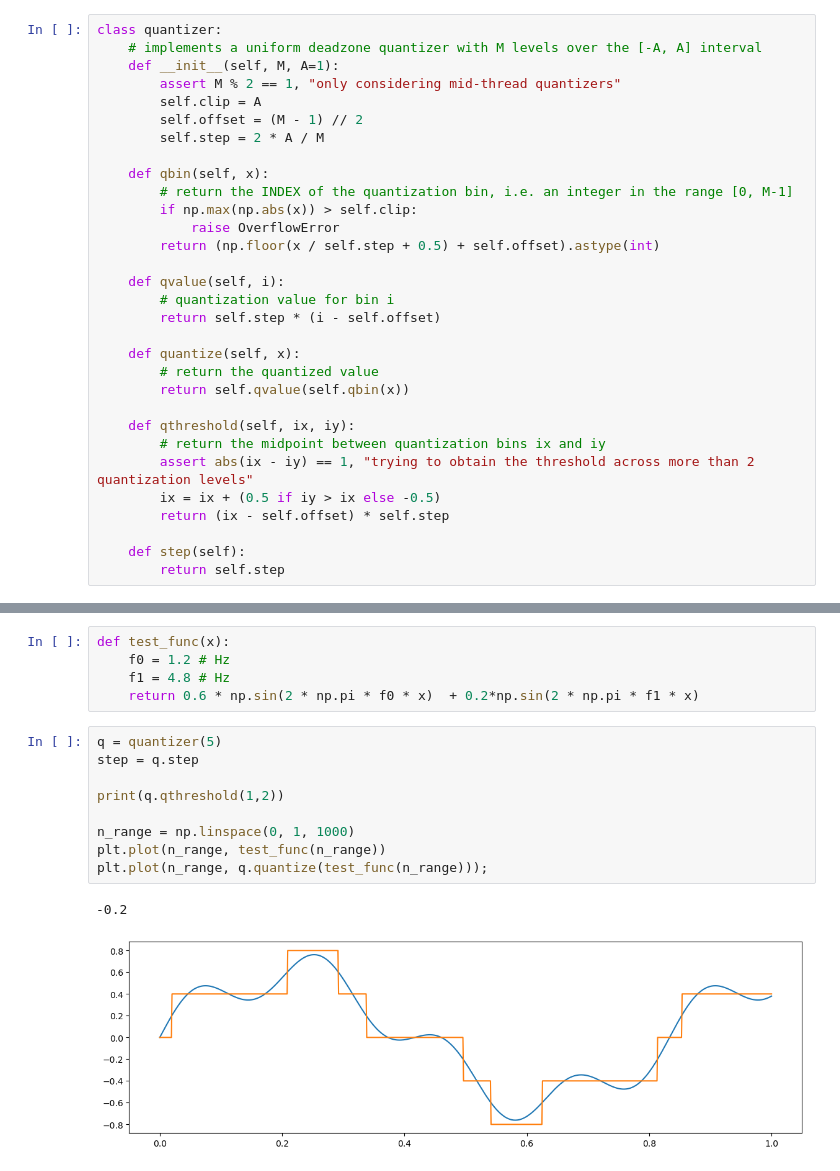
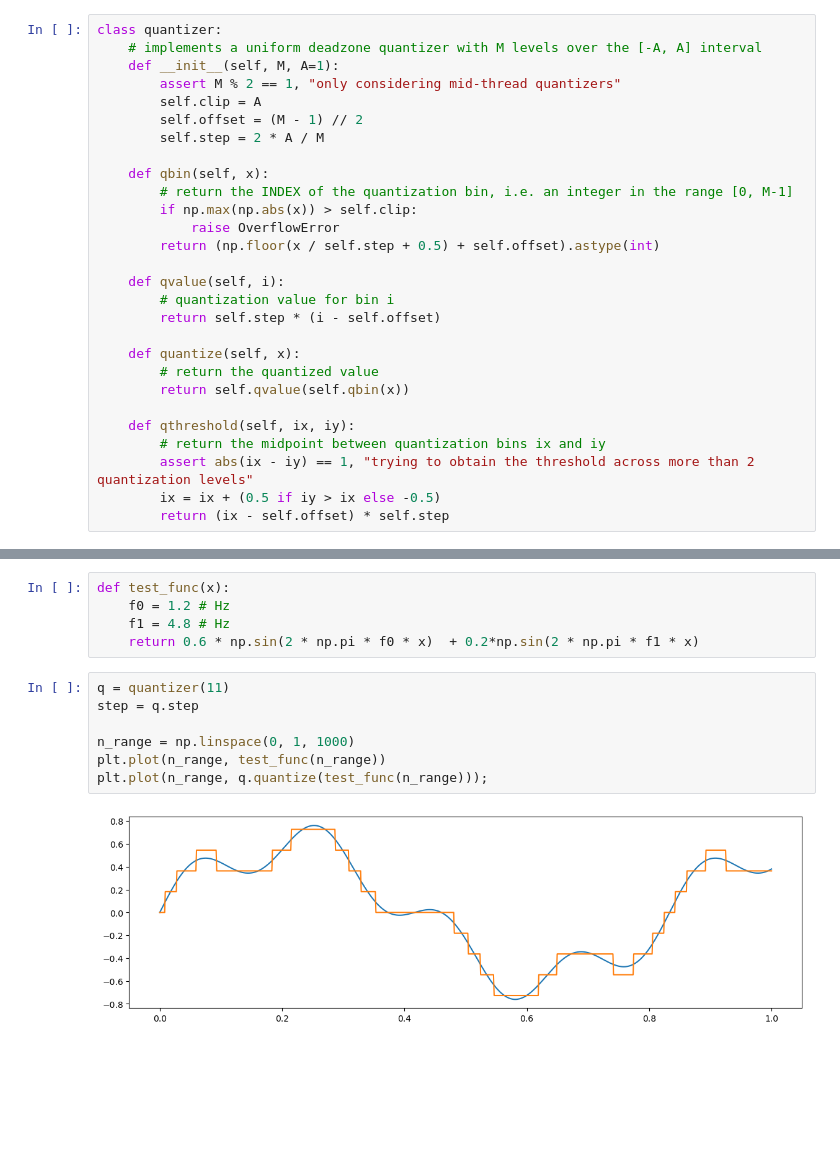
Before and after one commit to lindafabs/Semester-Project, a Jupyter notebook: linda_read.ipynb, the cells around one changed output, grey strips where cells are left out. Drawn from its saved outputs; the diff is of its cells as text; blank space fills up the shorter version.

```diff
--- a/linda_read.ipynb
+++ b/linda_read.ipynb
@@ -36,7 +36,4 @@ class quantizer:
         assert abs(ix - iy) == 1, "trying to obtain the threshold across more than 2 quantization levels"
         ix = ix + (0.5 if iy > ix else -0.5)
         return (ix - self.offset) * self.step
-
-    def step(self):
-        return self.step
 # %%
@@ -315,17 +309,14 @@ def test_func(x):
     f1 = 4.8 # Hz
     return 0.6 * np.sin(2 * np.pi * f0 * x)  + 0.2*np.sin(2 * np.pi * f1 * x)
 # %%
-q = quantizer(5)
+q = quantizer(11)
 step = q.step
-
-print(q.qthreshold(1,2))
 
 n_range = np.linspace(0, 1, 1000)
 plt.plot(n_range, test_func(n_range))
 plt.plot(n_range, q.quantize(test_func(n_range)));
 # %% [output]
--0.2
-[figure, old version]
+[figure, new version]
 # %%
 T = 1
 n_range = np.linspace(0, T, 1000)
```
Also changed, not shown: parts of 18 cells of this notebook, 1 other file.
